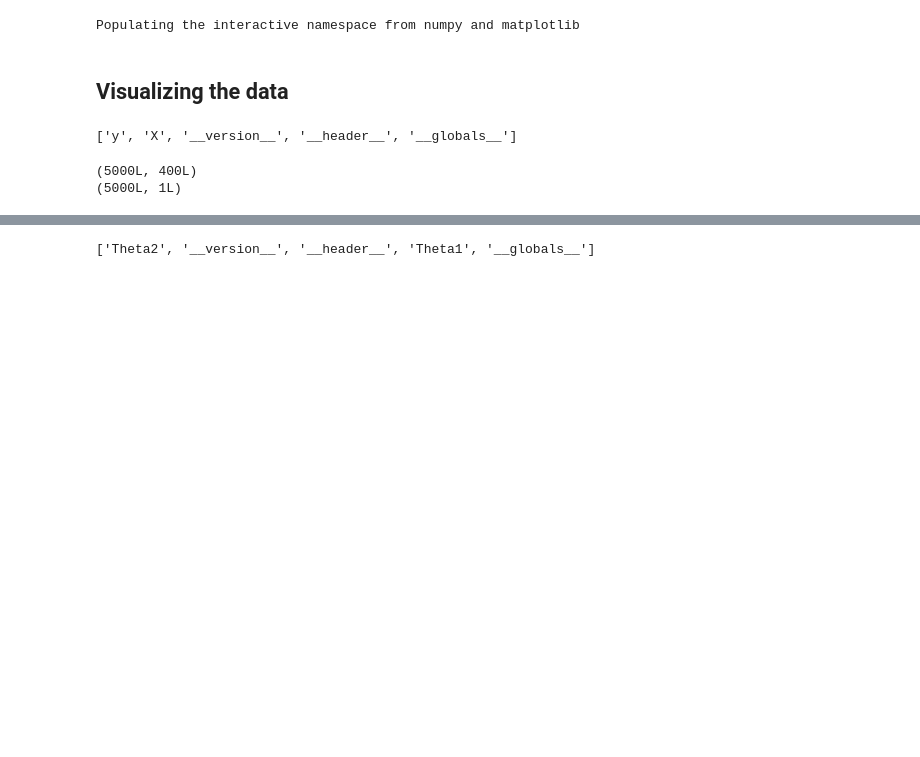
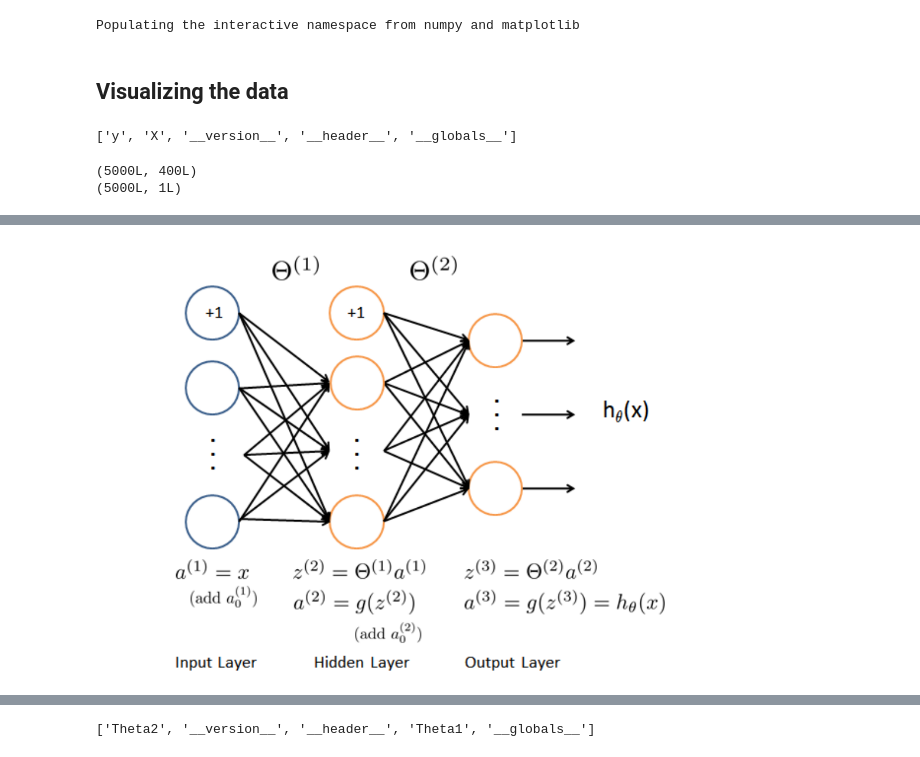
Before and after one commit to Sandeep42/machine-learning-coursera-on-your-face, a Jupyter notebook: Exercise 4 Neural Networks learning.ipynb, the cells around one changed output, grey strips where cells are left out. Saved outputs shown, nothing was run; the diff lists cells and outputs as text; code cells hidden in the pictures; blank space fills up the shorter version.

```diff
--- a/Exercise 4 Neural Networks learning.ipynb
+++ b/Exercise 4 Neural Networks learning.ipynb
@@ -52,0 +51,4 @@ plot_gallery(sel)
+# %%
+Image(filename='image/nn.PNG',width=600,height=512)
+# %% [output]
+[figure, added]
```
Also changed, not shown: parts of 9 cells of this notebook, 1 other file.
